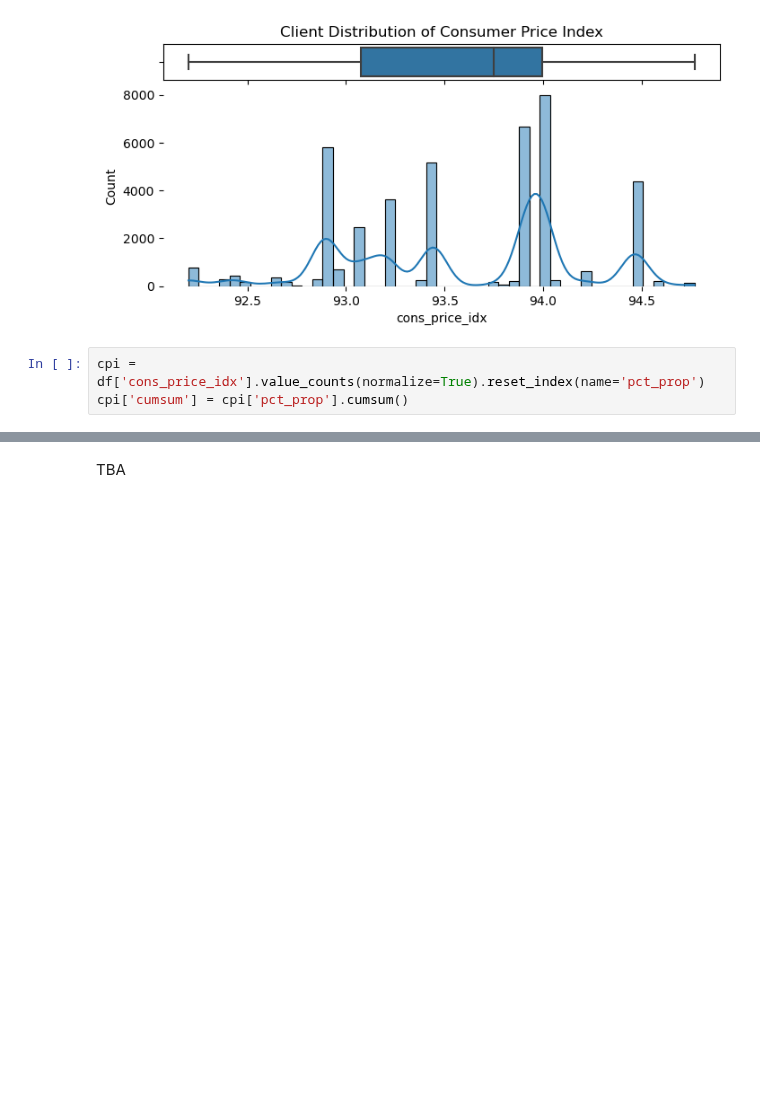
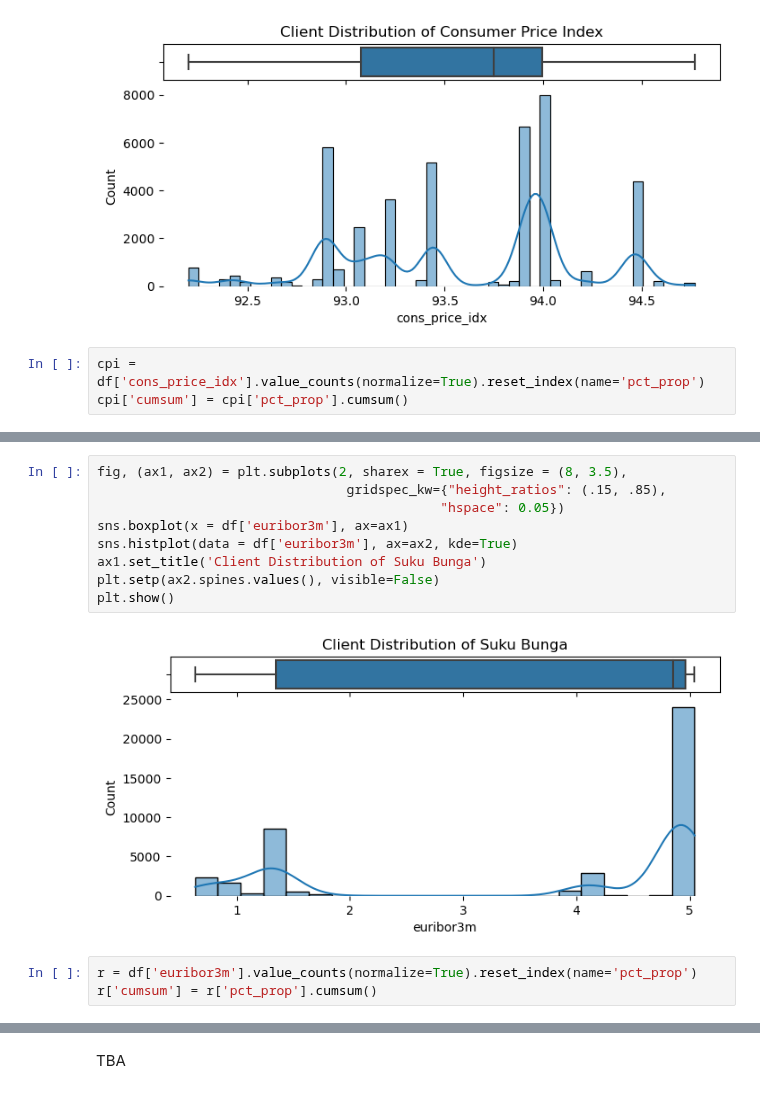
Before and after one commit to clarentcelsia/Analytics, a Jupyter notebook: ml/bank_telemarketing.ipynb, the cells around one changed output, grey strips where cells are left out. Drawn from its saved outputs; the diff is of its cells as text; blank space fills up the shorter version.

```diff
--- a/ml/bank_telemarketing.ipynb
+++ b/ml/bank_telemarketing.ipynb
@@ -1479,0 +1482,14 @@ Hal ini mengindikasi kemungkinan adanya **inflasi** pada saat itu.
+# %%
+fig, (ax1, ax2) = plt.subplots(2, sharex = True, figsize = (8, 3.5),
+                                gridspec_kw={"height_ratios": (.15, .85),
+                                            "hspace": 0.05})
+sns.boxplot(x = df['euribor3m'], ax=ax1)
+sns.histplot(data = df['euribor3m'], ax=ax2, kde=True)
+ax1.set_title('Client Distribution of Suku Bunga')
+plt.setp(ax2.spines.values(), visible=False)
+plt.show()
+# %% [output]
+[figure, added]
+# %%
+r = df['euribor3m'].value_counts(normalize=True).reset_index(name='pct_prop')
+r['cumsum'] = r['pct_prop'].cumsum()
```
Also changed, not shown: parts of 23 cells of this notebook.
